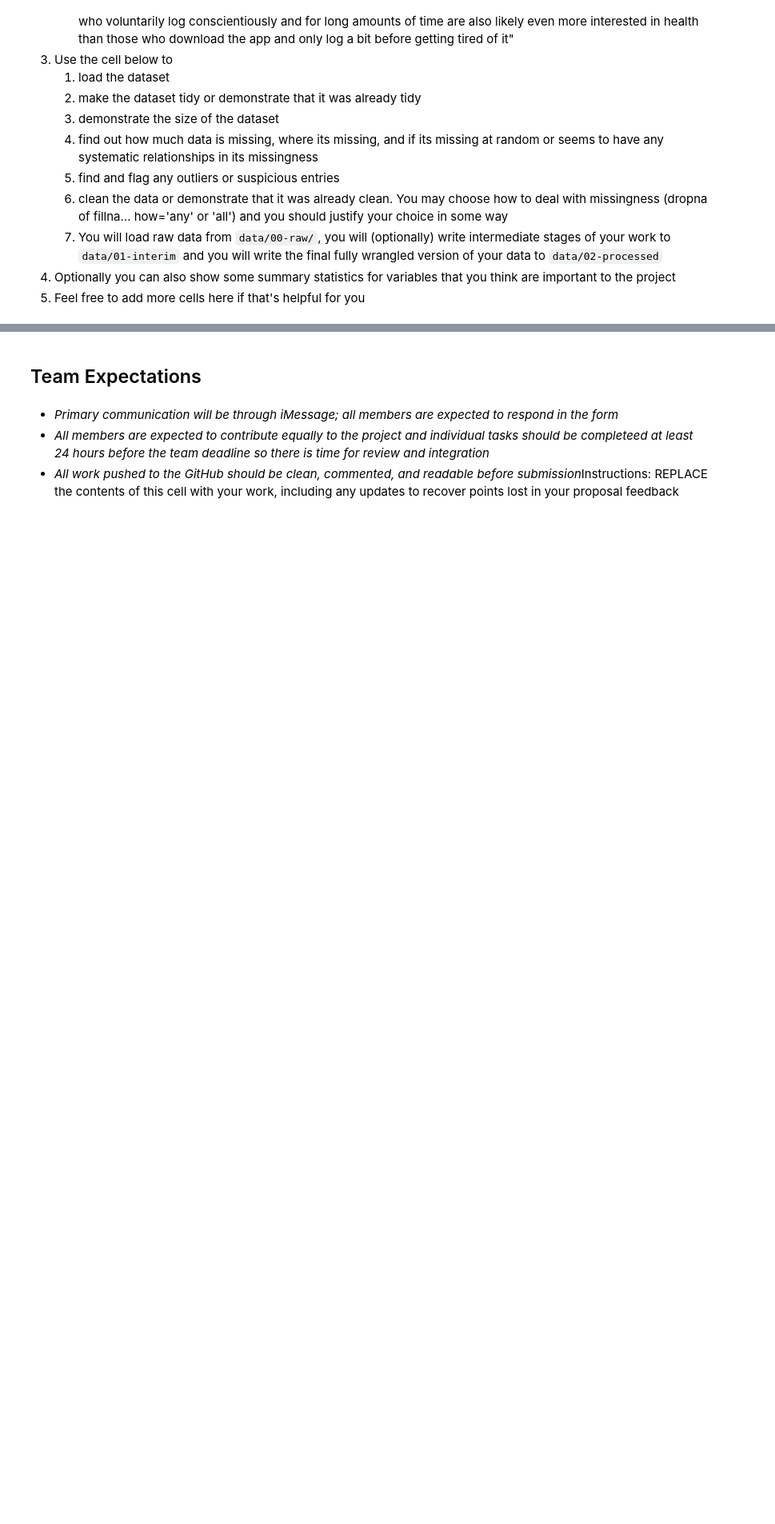
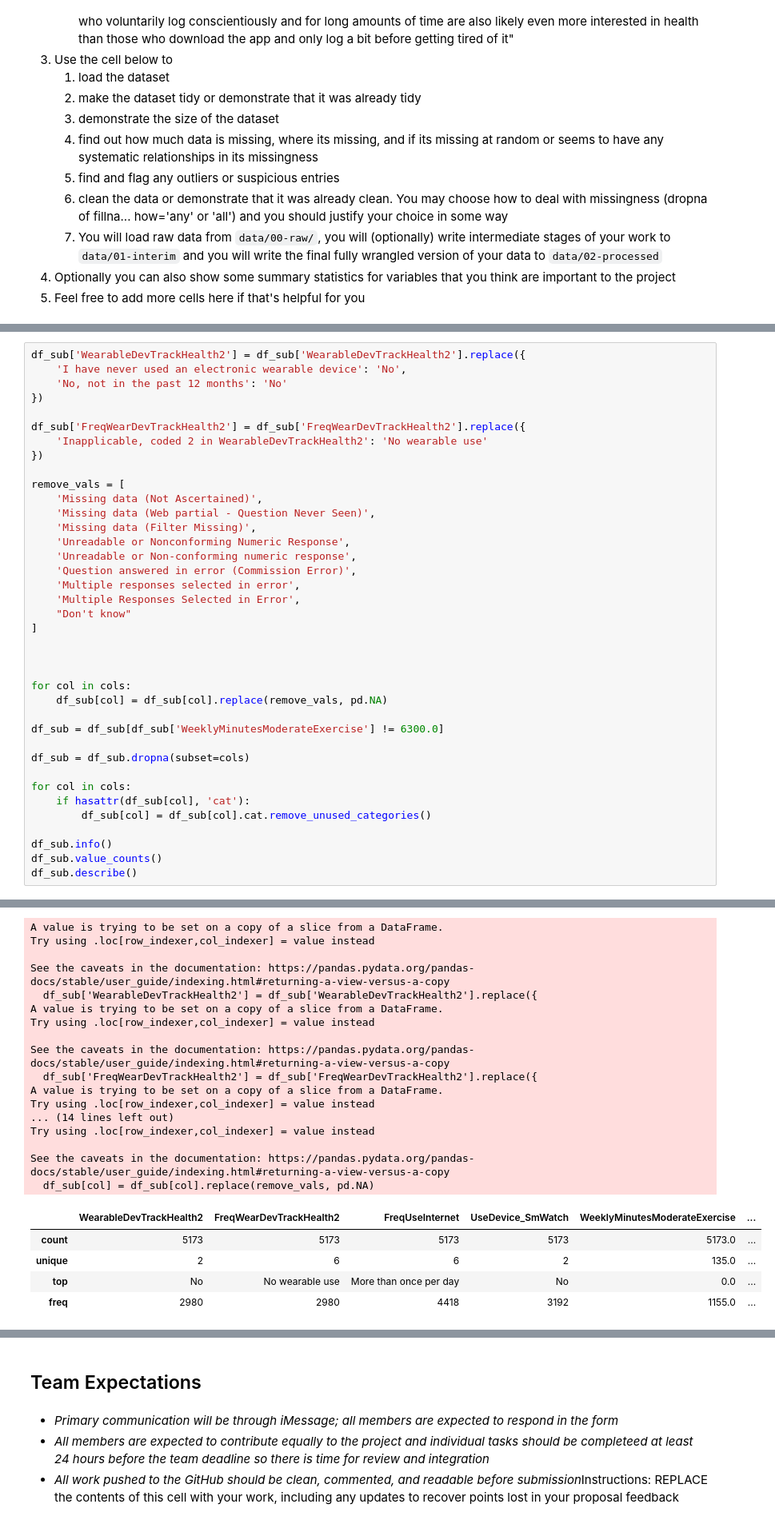
Before and after one commit to COGS108/Group-SP26-104, a Jupyter notebook: 01-DataCheckpoint.ipynb, the cells around one changed output, grey strips where cells are left out. Shown at 80% size. Cells and saved outputs as stored; diff of their text form; blank space fills up the shorter version.

```diff
--- a/01-DataCheckpoint.ipynb
+++ b/01-DataCheckpoint.ipynb
@@ -151,0 +241,39 @@ Instructions:
+# %%
+df_sub['WearableDevTrackHealth2'] = df_sub['WearableDevTrackHealth2'].replace({
+    'I have never used an electronic wearable device': 'No',
+    'No, not in the past 12 months': 'No'
+})
+
+df_sub['FreqWearDevTrackHealth2'] = df_sub['FreqWearDevTrackHealth2'].replace({
+    'Inapplicable, coded 2 in WearableDevTrackHealth2': 'No wearable use'
+})
+
+remove_vals = [
+    'Missing data (Not Ascertained)',
+    'Missing data (Web partial - Question Never Seen)',
+    'Missing data (Filter Missing)',
+    'Unreadable or Nonconforming Numeric Response',
+    'Unreadable or Non-conforming numeric response',
+    'Question answered in error (Commission Error)',
+    'Multiple responses selected in error',
+    'Multiple Responses Selected in Error',
+    "Don't know"
+]
+
+
+
+for col in cols:
+    df_sub[col] = df_sub[col].replace(remove_vals, pd.NA)
+
+df_sub = df_sub[df_sub['WeeklyMinutesModerateExercise'] != 6300.0]
+
+df_sub = df_sub.dropna(subset=cols)
+
+for col in cols:
+    if hasattr(df_sub[col], 'cat'):
+        df_sub[col] = df_sub[col].cat.remove_unused_categories()
+
+df_sub.info()
+df_sub.value_counts()
+df_sub.describe()
+# %% [output]
@@ -151,0 +297,22 @@ Instructions:
+A value is trying to be set on a copy of a slice from a DataFrame.
+Try using .loc[row_indexer,col_indexer] = value instead
+
+See the caveats in the documentation: https://pandas.pydata.org/pandas-docs/stable/user_guide/indexing.html#returning-a-view-versus-a-copy
+  df_sub['WearableDevTrackHealth2'] = df_sub['WearableDevTrackHealth2'].replace({
+A value is trying to be set on a copy of a slice from a DataFrame.
+Try using .loc[row_indexer,col_indexer] = value instead
+
+See the caveats in the documentation: https://pandas.pydata.org/pandas-docs/stable/user_guide/indexing.html#returning-a-view-versus-a-copy
+  df_sub['FreqWearDevTrackHealth2'] = df_sub['FreqWearDevTrackHealth2'].replace({
+A value is trying to be set on a copy of a slice from a DataFrame.
+Try using .loc[row_indexer,col_indexer] = value instead
+... (14 lines left out)
+Try using .loc[row_indexer,col_indexer] = value instead
+
+See the caveats in the documentation: https://pandas.pydata.org/pandas-docs/stable/user_guide/indexing.html#returning-a-view-versus-a-copy
+  df_sub[col] = df_sub[col].replace(remove_vals, pd.NA)
+|  | WearableDevTrackHealth2 | FreqWearDevTrackHealth2 | FreqUseInternet | UseDevice_SmWatch | WeeklyMinutesModerateExercise | ... |
+| count | 5173 | 5173 | 5173 | 5173 | 5173.0 | ... |
+| unique | 2 | 6 | 6 | 2 | 135.0 | ... |
+| top | No | No wearable use | More than once per day | No | 0.0 | ... |
+| freq | 2980 | 2980 | 4418 | 3192 | 1155.0 | ... |
```
Also changed, not shown: parts of 14 cells of this notebook, 2 other files.
